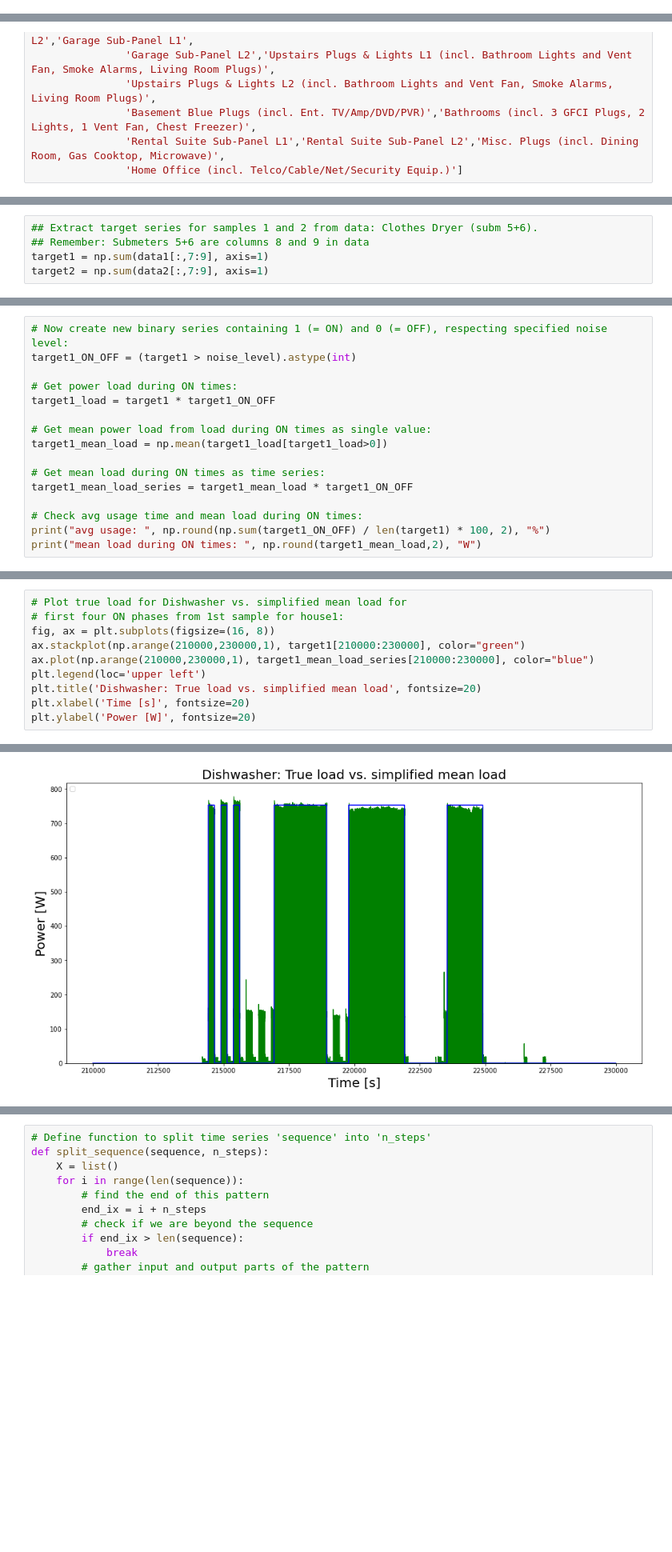
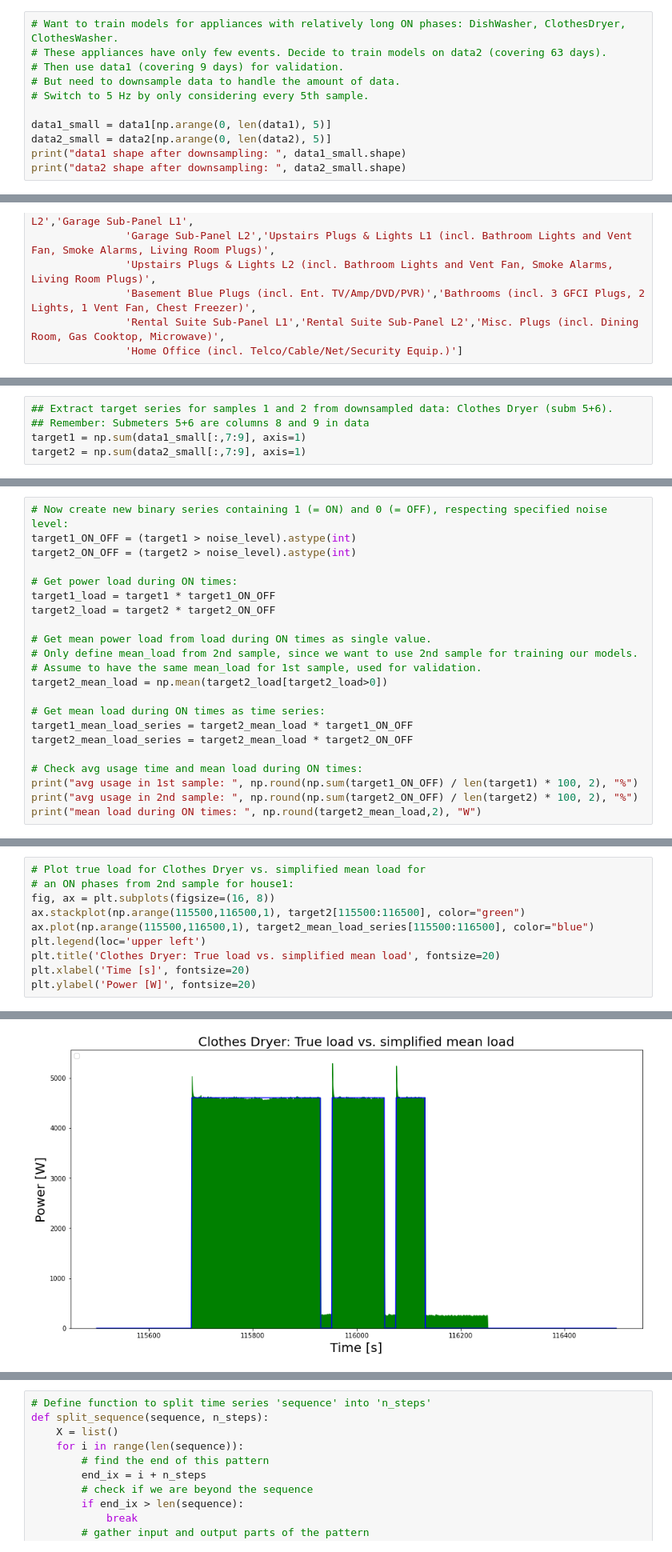
Before and after one commit to MarcoLandtHayen/NILM_NonIntrusiveLoadMonitoring, a Jupyter notebook: notebooks/04d_NILM_RAEdataset_CNN_ClothesDryer.ipynb, the cells around one changed output, grey strips where cells are left out. Shown: that part at 80% size. Drawn from its saved outputs; the diff is of its cells as text; blank space fills up the shorter version.

```diff
--- a/notebooks/04d_NILM_RAEdataset_CNN_ClothesDryer.ipynb
+++ b/notebooks/04d_NILM_RAEdataset_CNN_ClothesDryer.ipynb
@@ -122,3 +123,14 @@ NaN values for main and submeters in data2:
 # %%
 # Replace NaN values in data2 by zero:
 (data2[:,2:])[np.isnan(data2[:,2:])]=0
+# %%
+# Want to train models for appliances with relatively long ON phases: DishWasher, ClothesDryer, ClothesWasher.
+# These appliances have only few events. Decide to train models on data2 (covering 63 days).
+# Then use data1 (covering 9 days) for validation.
+# But need to downsample data to handle the amount of data.
+# Switch to 5 Hz by only considering every 5th sample.
+
+data1_small = data1[np.arange(0, len(data1), 5)]
+data2_small = data2[np.arange(0, len(data2), 5)]
+print("data1 shape after downsampling: ", data1_small.shape)
+print("data2 shape after downsampling: ", data2_small.shape)
@@ -262,8 +276,8 @@ inputs2 = data2[:,2]
 # %%
-## Extract target series for samples 1 and 2 from data: Clothes Dryer (subm 5+6).
+## Extract target series for samples 1 and 2 from downsampled data: Clothes Dryer (subm 5+6).
 ## Remember: Submeters 5+6 are columns 8 and 9 in data
-target1 = np.sum(data1[:,7:9], axis=1)
-target2 = np.sum(data2[:,7:9], axis=1)
+target1 = np.sum(data1_small[:,7:9], axis=1)
+target2 = np.sum(data2_small[:,7:9], axis=1)
 # %%
 ## Try to define noise level by visual inspection first:
 
@@ -327,17 +340,23 @@ delay_time = 0
 # %%
 # Now create new binary series containing 1 (= ON) and 0 (= OFF), respecting specified noise level:
 target1_ON_OFF = (target1 > noise_level).astype(int)
+target2_ON_OFF = (target2 > noise_level).astype(int)
 
 # Get power load during ON times:
 target1_load = target1 * target1_ON_OFF
+target2_load = target2 * target2_ON_OFF
 
-# Get mean power load from load during ON times as single value:
-target1_mean_load = np.mean(target1_load[target1_load>0])
+# Get mean power load from load during ON times as single value.
+# Only define mean_load from 2nd sample, since we want to use 2nd sample for training our models.
+# Assume to have the same mean_load for 1st sample, used for validation.
+target2_mean_load = np.mean(target2_load[target2_load>0])
 
 # Get mean load during ON times as time series:
-target1_mean_load_series = target1_mean_load * target1_ON_OFF
+target1_mean_load_series = target2_mean_load * target1_ON_OFF
+target2_mean_load_series = target2_mean_load * target2_ON_OFF
 
 # Check avg usage time and mean load during ON times:
-print("avg usage: ", np.round(np.sum(target1_ON_OFF) / len(target1) * 100, 2), "%")
-print("mean load during ON times: ", np.round(target1_mean_load,2), "W")
+print("avg usage in 1st sample: ", np.round(np.sum(target1_ON_OFF) / len(target1) * 100, 2), "%")
+print("avg usage in 2nd sample: ", np.round(np.sum(target2_ON_OFF) / len(target2) * 100, 2), "%")
+print("mean load during ON times: ", np.round(target2_mean_load,2), "W")
 # %% [output]
@@ -346,14 +366,14 @@ mean load during ON times:  753.0 W
 # %%
-# Plot true load for Dishwasher vs. simplified mean load for
-# first four ON phases from 1st sample for house1:
+# Plot true load for Clothes Dryer vs. simplified mean load for
+# an ON phases from 2nd sample for house1:
 fig, ax = plt.subplots(figsize=(16, 8))
-ax.stackplot(np.arange(210000,230000,1), target1[210000:230000], color="green")
-ax.plot(np.arange(210000,230000,1), target1_mean_load_series[210000:230000], color="blue")
+ax.stackplot(np.arange(115500,116500,1), target2[115500:116500], color="green")
+ax.plot(np.arange(115500,116500,1), target2_mean_load_series[115500:116500], color="blue")
 plt.legend(loc='upper left')
-plt.title('Dishwasher: True load vs. simplified mean load', fontsize=20)
+plt.title('Clothes Dryer: True load vs. simplified mean load', fontsize=20)
 plt.xlabel('Time [s]', fontsize=20)
 plt.ylabel('Power [W]', fontsize=20)
 # %% [output]
 No artists with labels found to put in legend.  Note that artists whose label start with an underscore are ignored when legend() is called with no argument.
 Text(0, 0.5, 'Power [W]')
-[figure, old version]
+[figure, new version]
```
Also changed, not shown: parts of 40 cells of this notebook, 6 other files.
